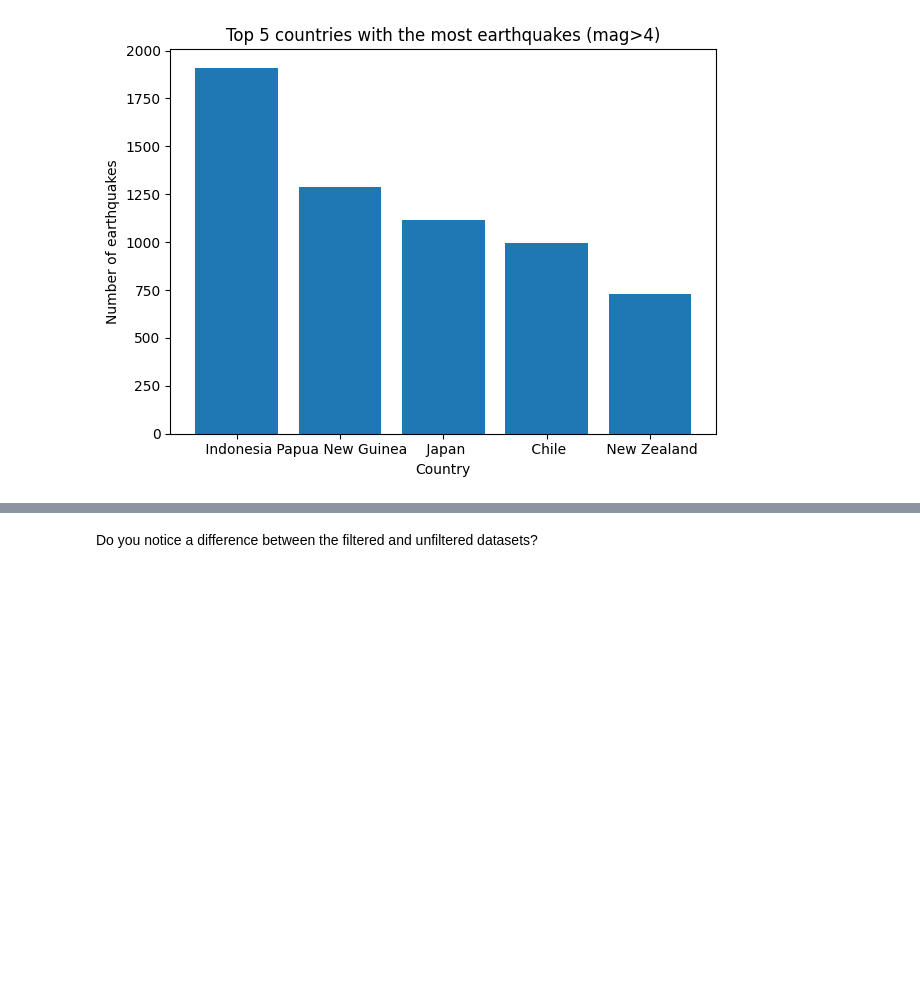
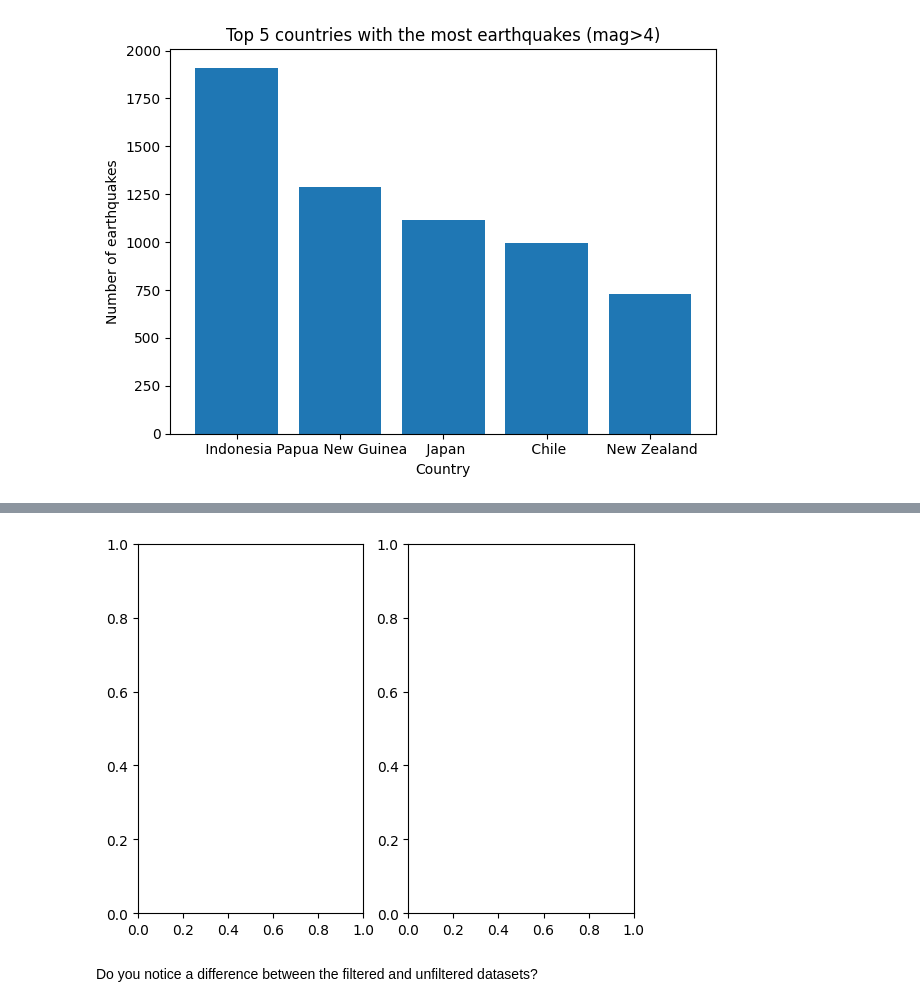
Before and after one commit to fiona-crdt/2026_Intro_Python, a Jupyter notebook: live/part-I/1.5-pandas-environmental-exercises.ipynb, the cells around one changed output, grey strips where cells are left out. Drawn from its saved outputs; the diff is of its cells as text; code cells hidden in the pictures; blank space fills up the shorter version.

```diff
--- a/live/part-I/1.5-pandas-environmental-exercises.ipynb
+++ b/live/part-I/1.5-pandas-environmental-exercises.ipynb
@@ -305,5 +326,8 @@ colour stands for the same magnitude in both panels.
 <em>Every event in the catalog placed by longitude and latitude, filtered and unfiltered.</em>
 # %%
 # Make the two scatter plots
+fig, ax = plt.subplots(1,2)
+# %% [output]
+[figure, added]
 # %% [markdown]
 Do you notice a difference between the filtered and unfiltered datasets?
```
Also changed, not shown: parts of 2 cells of this notebook.
